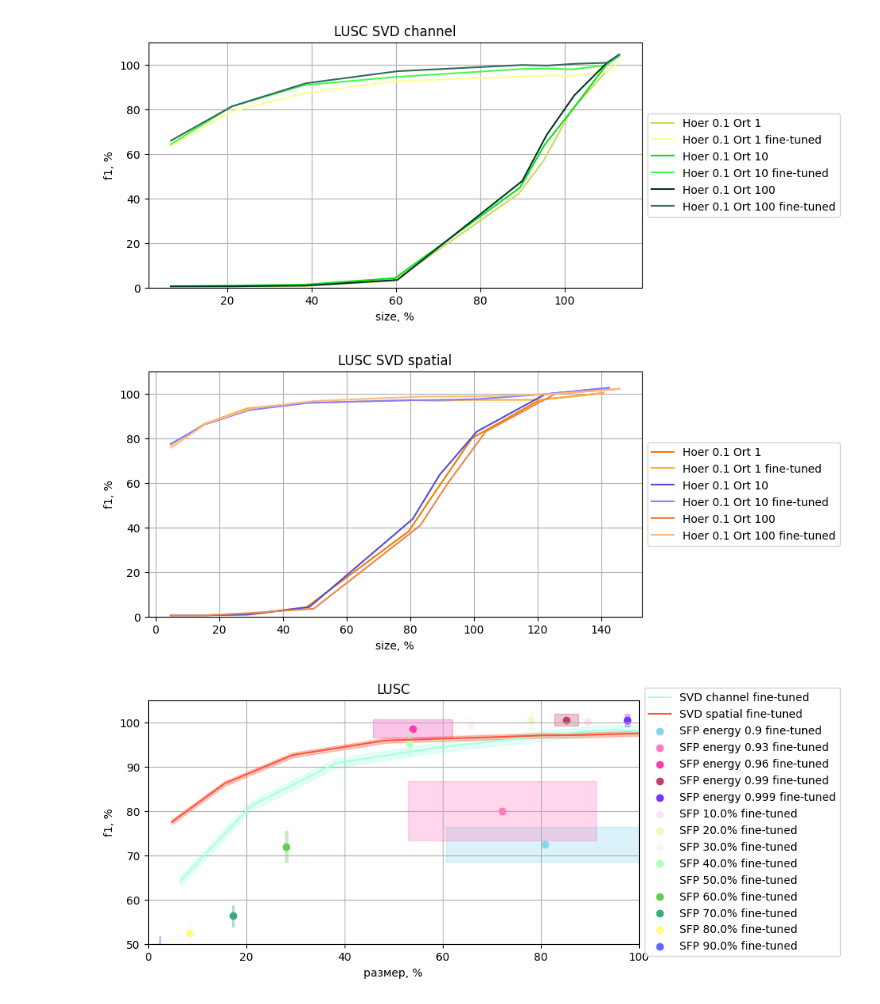
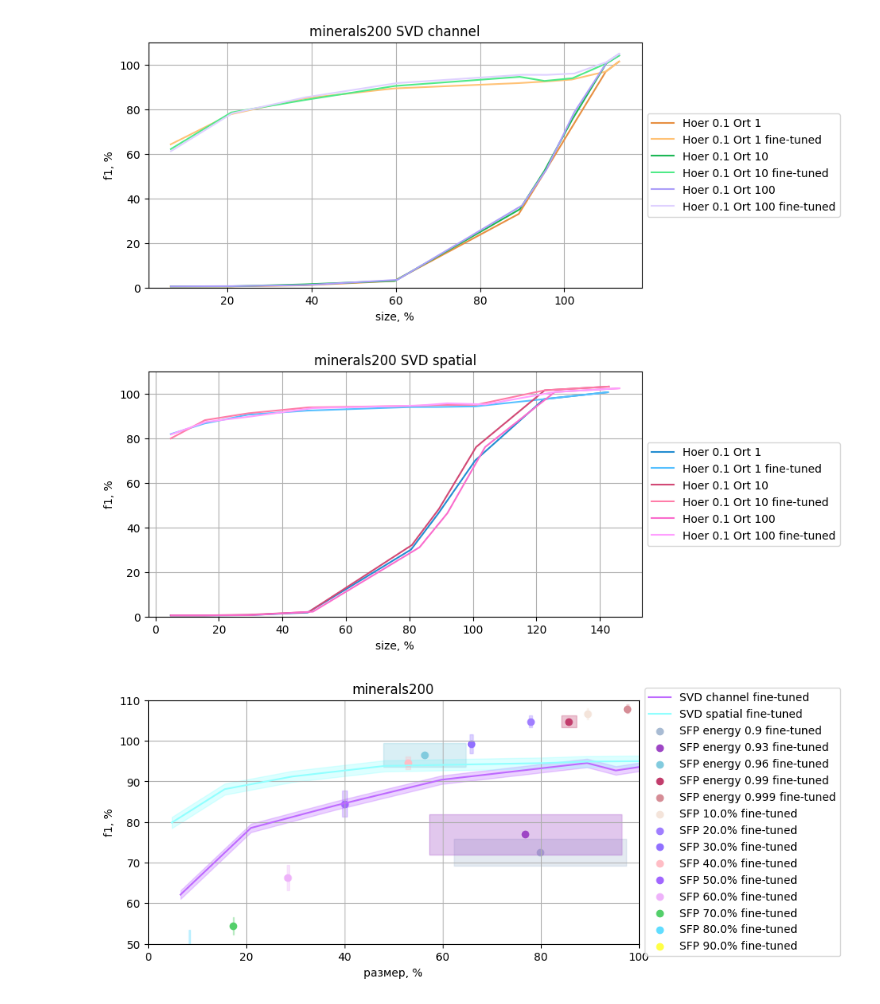
Before and after one commit to N-31V/minerals_recognition, a Jupyter notebook: experiments/classificaion/show_results.ipynb, the cells around one changed output. Saved outputs shown, nothing was run; the diff lists cells and outputs as text; code cells hidden in the pictures.

```diff
--- a/experiments/classificaion/show_results.ipynb
+++ b/experiments/classificaion/show_results.ipynb
@@ -9 +7,4 @@ from core.architecture.postprocessing.cv_results_parser import *
+# %%
+exp_root = '/media/n31v/data/results/minerals200'
+exps = os.listdir(exp_root)
 # %%
@@ -19,7 +26,7 @@ def exp_list(config: Dict, folds = [0, 1],  n = [0, 1, 2, 3, 4]):
     energy_threshold = [e['energy_threshold'] for e in config['sfp_params']['zeroing']['energy']]
     hoer_loss_factor = config['svd_params']['hoer_loss_factor']
     orthogonal_loss_factor = config['svd_params']['orthogonal_loss_factor']
-    root = f"summary/{config['ds_name']}/{config['model_name']}"
+    root = f"/media/n31v/data/results/{config['ds_name']}/{config['model_name']}"
     exps = {'Baseline': f"{root}/mean"}
     sfp_exps = {
         'energy': {f'SFP energy {e}': f'{root}_SFP_energy_threshold-{e}/mean' for e in energy_threshold},
@@ -33,7 +40,7 @@ def exp_list(config: Dict, folds = [0, 1],  n = [0, 1, 2, 3, 4]):
     return exps, sfp_exps, svd_exps
 # %%
 from exp_parameters import TASKS
-ds_name = 'LUSC'
+ds_name = 'minerals200'
 baseline, sfp_exps, svd_exps = exp_list(TASKS[ds_name])
 svd_channel = compare_svd_results(
     baseline=baseline['Baseline'],
@@ -176,7 +191,7 @@ ax = show_svd_results(
     # xlim=(0, 100)
 )
 # %% [output]
-[figure, old version]
+[figure, new version]
 # %%
 spatial_exps = {k: v for k, v in svd_spatial.items() if 'Hoer 0.1' in k}
 # %%
@@ -194,20 +209,20 @@ ax = show_svd_results(
     # xlim=(0, 100)
 )
 # %% [output]
-[figure, old version]
+[figure, new version]
 # %%
 ax = show_svd_sfp_results(
     sfp_exps=pd.concat([sfp_energy, sfp_per])[['size', 'size std', 'fine-tuned', 'fine-tuned std']],
     svd_exps={
         'SVD channel': svd_channel['Hoer 0.1 Ort 10'][['fine-tuned', 'fine-tuned std']],
         'SVD spatial': svd_spatial['Hoer 0.1 Ort 10'][['fine-tuned', 'fine-tuned std']],
     },
     figsize=(8, 4),
     title=f'{ds_name}', # best fine-tuned',
     xlabel='размер, %',
     ylabel='f1, %',
-    ylim=(50, 105),
+    ylim=(50, 110),
     xlim=(0, 100)
 )
 # %% [output]
-[figure, old version]
+[figure, new version]
```
Also changed, not shown: parts of 11 cells of this notebook.
